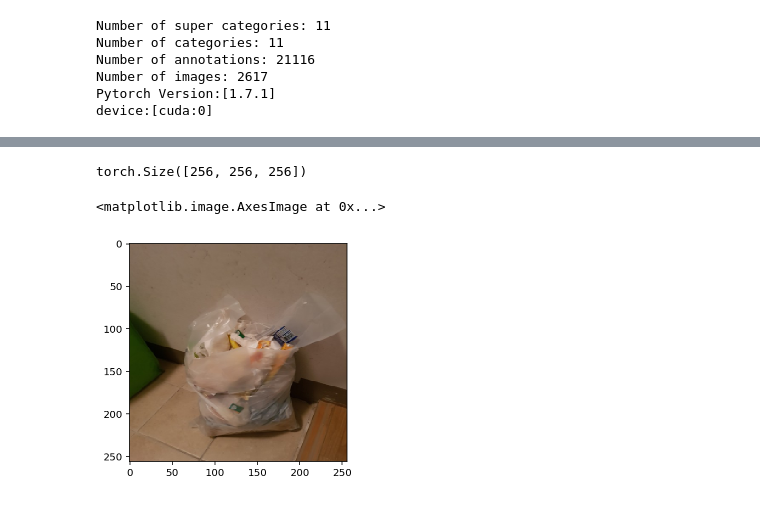
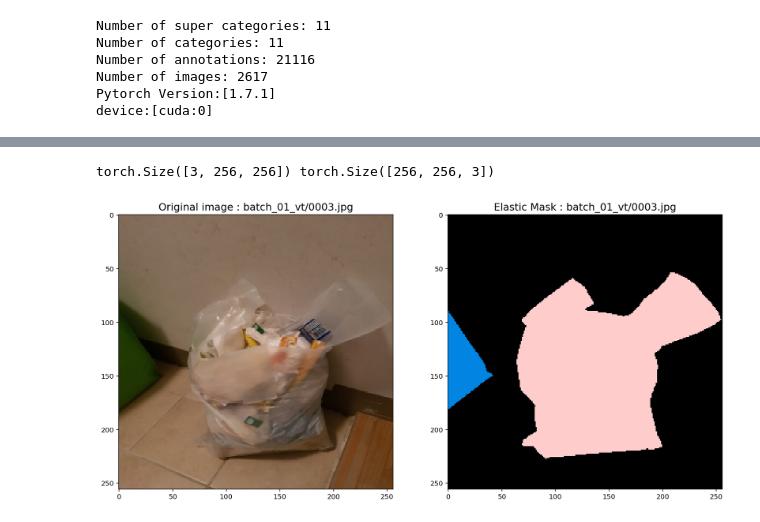
Before and after one commit to bcaitech1/p3-ims-obd-multihead_ensemble, a Jupyter notebook: analysis/augmentation.ipynb, the cells around one changed output, grey strips where cells are left out. Saved outputs shown, nothing was run; the diff lists cells and outputs as text; code cells hidden in the pictures.

```diff
--- a/analysis/augmentation.ipynb
+++ b/analysis/augmentation.ipynb
@@ -102,6 +197,12 @@ torch.Size([3, 256, 256])
 # %%
-img = elastic_transform(image=image.numpy())
+result = elastic_trfm(image=image.numpy(), mask=mask)
+print(result['image'].shape, result['mask'].shape)
+
+img = result['image']
+msk = result['mask']
+img = img.permute([1, 2, 0])
+
+show_image(img, msk, info, name="Elastic")
+# %% [output]
+torch.Size([3, 256, 256]) torch.Size([256, 256, 3])
+[figure, added]
-# %%
-img['image'].shape
-# %% [output]
-torch.Size([256, 256, 256])
@@ -110,5 +208,0 @@ image, label, info = elastic_dataset[0]
-# %%
-plt.imshow(image.permute([1, 2, 0]))
-# %% [output]
-<matplotlib.image.AxesImage at 0x...>
-[figure, removed]
```
Also changed, not shown: parts of 23 cells of this notebook, 12 other files.
